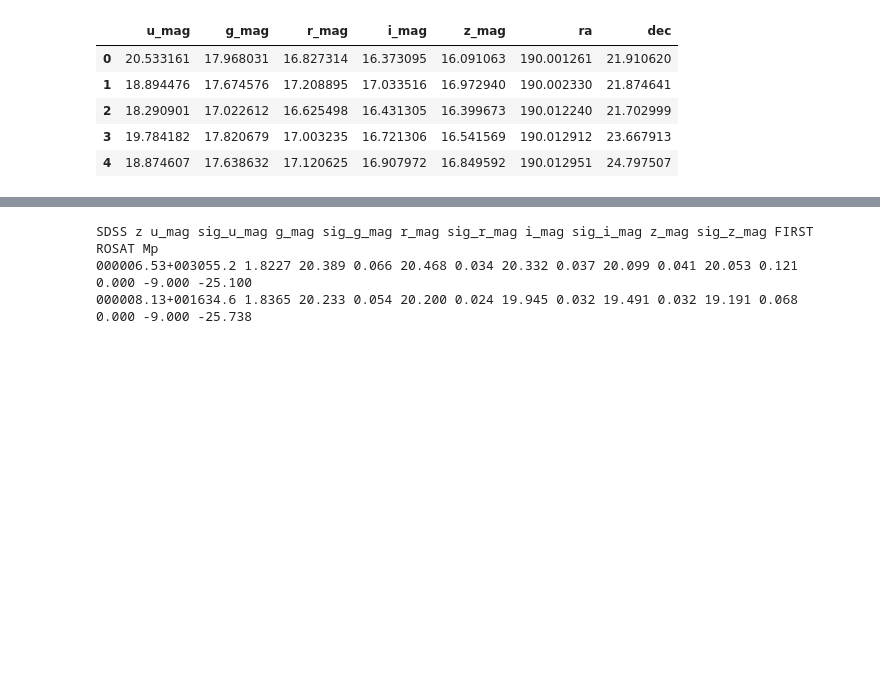
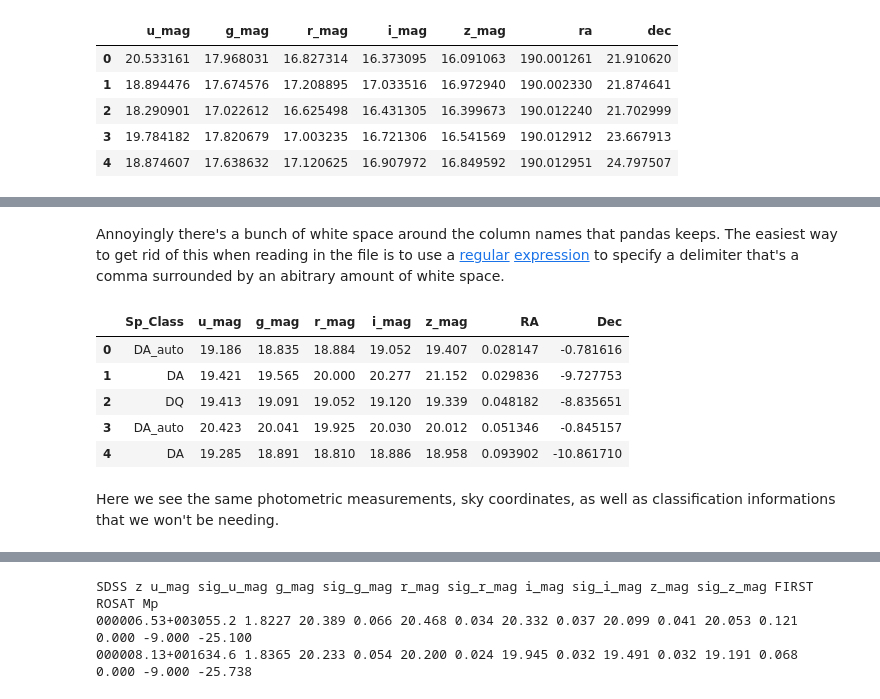
Before and after one commit to uo-phys/comp-phys-26, a Jupyter notebook: notebooks/Logistic Regression w SDSS.ipynb, the cells around one changed output, grey strips where cells are left out. Cells and saved outputs as stored; diff of their text form; code cells hidden in the pictures; blank space fills up the shorter version.

```diff
--- a/notebooks/Logistic Regression w SDSS.ipynb
+++ b/notebooks/Logistic Regression w SDSS.ipynb
@@ -21,2 +50,14 @@ bands = ['u_mag', 'g_mag', 'r_mag', 'i_mag', 'z_mag']
+# %% [markdown]
+Annoyingly there's a bunch of white space around the column names that pandas keeps.  The easiest way to get rid of this when reading in the file is to use a [regular](https://en.wikipedia.org/wiki/Regular_expression) [expression](https://regex101.com/r/AsD9jR/2) to specify a delimiter that's a comma surrounded by an abitrary amount of white space.
 # %%
-wds = pd.read_csv('../data/SDSS_wd.csv', sep=r'\s*[,]\s*', engine='python')
+wds = pd.read_csv('../data/SDSS_wd.csv', sep=r"\s*[,]\s*", engine='python')
+wds.head()
+# %% [output]
+|  | Sp_Class | u_mag | g_mag | r_mag | i_mag | z_mag | RA | Dec |
+| 0 | DA_auto | 19.186 | 18.835 | 18.884 | 19.052 | 19.407 | 0.028147 | -0.781616 |
+| 1 | DA | 19.421 | 19.565 | 20.000 | 20.277 | 21.152 | 0.029836 | -9.727753 |
+| 2 | DQ | 19.413 | 19.091 | 19.052 | 19.120 | 19.339 | 0.048182 | -8.835651 |
+| 3 | DA_auto | 20.423 | 20.041 | 19.925 | 20.030 | 20.012 | 0.051346 | -0.845157 |
+| 4 | DA | 19.285 | 18.891 | 18.810 | 18.886 | 18.958 | 0.093902 | -10.861710 |
+# %% [markdown]
+Here we see the same photometric measurements, sky coordinates, as well as classification informations that we won't be needing.
```
Also changed, not shown: parts of 31 cells of this notebook.
